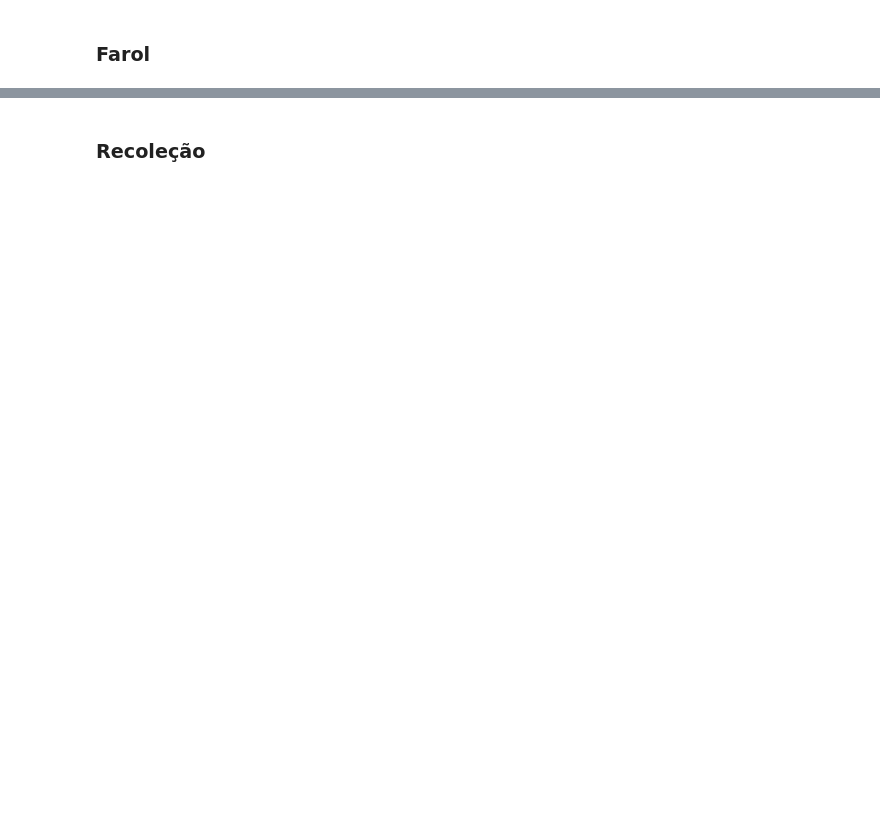
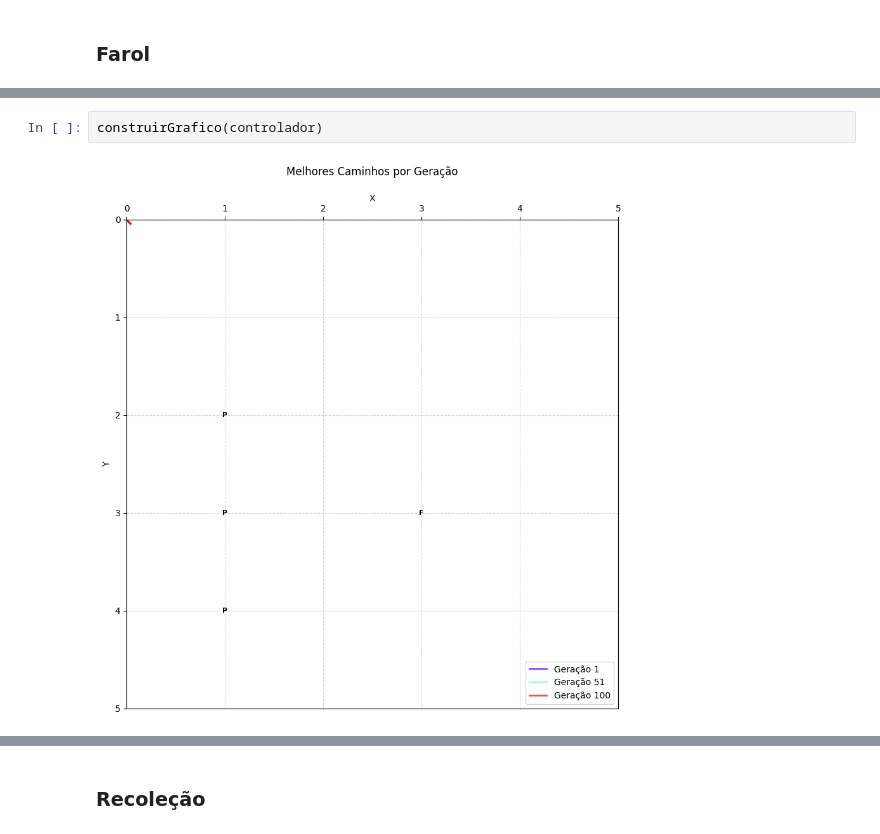
Before and after one commit to Biancs13/ProjetoAA, a Jupyter notebook: Demo.ipynb, the cells around one changed output, grey strips where cells are left out. Drawn from its saved outputs; the diff is of its cells as text; blank space fills up the shorter version.

Commit message:
UAi 48 graficos + nomes novos dos ficheiros

```diff
--- a/Demo.ipynb
+++ b/Demo.ipynb
@@ -238,3 +313,7 @@ Gen 100/100 | Avg Combined: 191.00 | Melhor fitness: 500.00)
+# %%
+construirGrafico(controlador)
+# %% [output]
+[figure, added]
 # %%
 changeTest(ficheiro_controlador)
 controlador = criarControlador(ficheiro_controlador)
```
Also changed, not shown: parts of 25 cells of this notebook, 31 other files.
